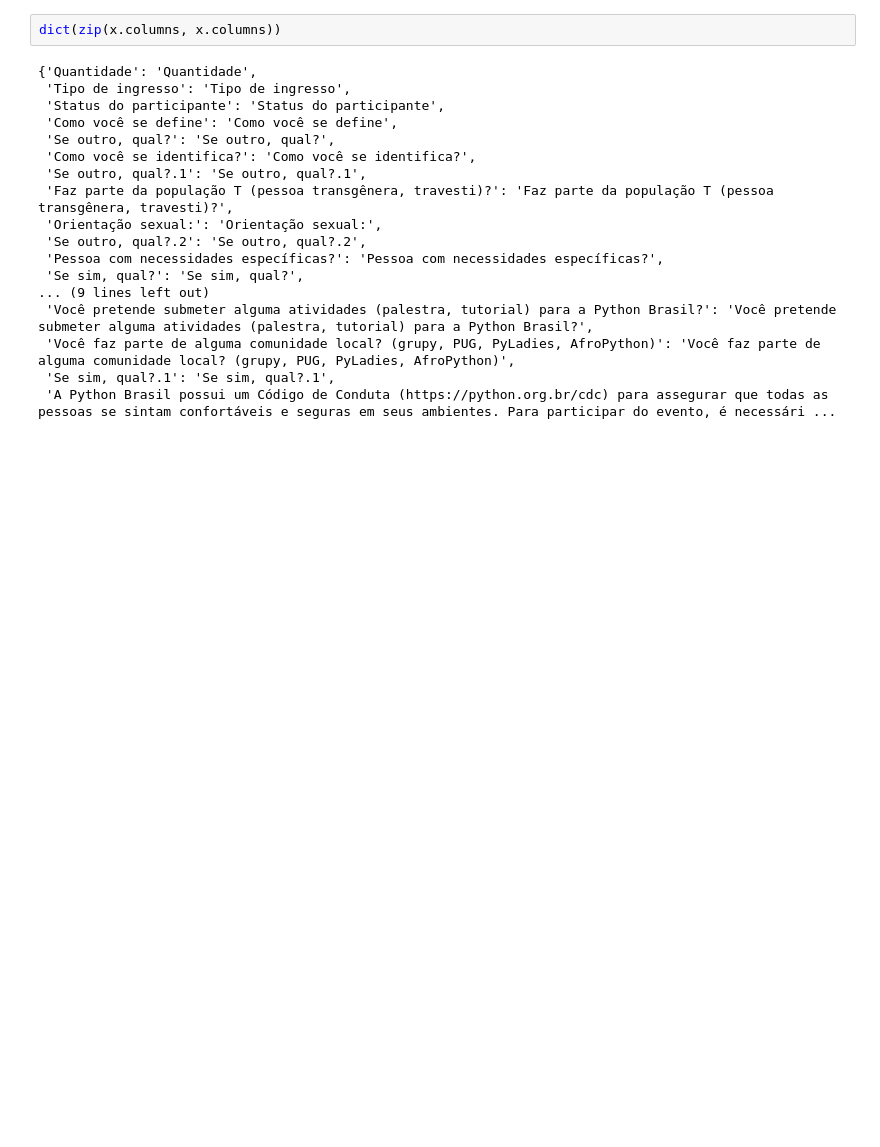
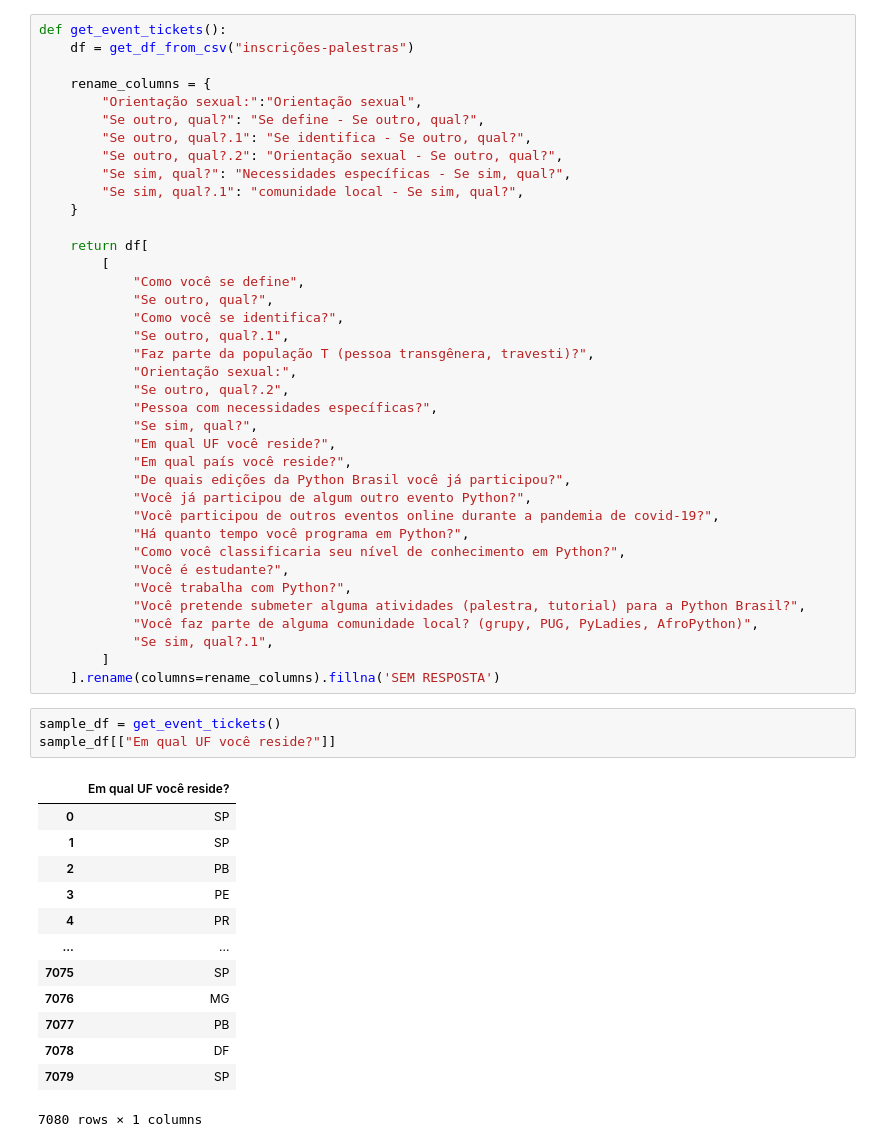
Before and after one commit to pybropendata/pythonbrasil-opendata, a Jupyter notebook: dev/dev.ipynb, the cells around one changed output. Drawn from its saved outputs; the diff is of its cells as text; blank space fills up the shorter version.

Commit message:
Ajustes de dados de inscrições

```diff
--- a/dev/dev.ipynb
+++ b/dev/dev.ipynb
@@ -50,20 +56,55 @@ SyntaxError: invalid syntax (<ipython-input-35-21a7aa4130fe>, line 1)
-# %%
-dict(zip(x.columns, x.columns))
-# %% [output]
-{'Quantidade': 'Quantidade',
- 'Tipo de ingresso': 'Tipo de ingresso',
- 'Status do participante': 'Status do participante',
- 'Como você se define': 'Como você se define',
- 'Se outro, qual?': 'Se outro, qual?',
- 'Como você se identifica?': 'Como você se identifica?',
- 'Se outro, qual?.1': 'Se outro, qual?.1',
- 'Faz parte da população T (pessoa transgênera, travesti)?': 'Faz parte da população T (pessoa transgênera, travesti)?',
- 'Orientação sexual:': 'Orientação sexual:',
- 'Se outro, qual?.2': 'Se outro, qual?.2',
- 'Pessoa com necessidades específicas?': 'Pessoa com necessidades específicas?',
- 'Se sim, qual?': 'Se sim, qual?',
-... (9 lines left out)
- 'Você pretende submeter alguma atividades (palestra, tutorial) para a Python Brasil?': 'Você pretende submeter alguma atividades (palestra, tutorial) para a Python Brasil?',
- 'Você faz parte de alguma comunidade local? (grupy, PUG, PyLadies, AfroPython)': 'Você faz parte de alguma comunidade local? (grupy, PUG, PyLadies, AfroPython)',
- 'Se sim, qual?.1': 'Se sim, qual?.1',
- 'A Python Brasil possui um Código de Conduta (https://python.org.br/cdc) para assegurar que todas as pessoas se sintam confortáveis e seguras em seus ambientes. Para participar do evento, é necessári ...
+# %%
+def get_event_tickets():
+    df = get_df_from_csv("inscrições-palestras")
+
+    rename_columns = {
+        "Orientação sexual:":"Orientação sexual",
+        "Se outro, qual?": "Se define - Se outro, qual?",
+        "Se outro, qual?.1": "Se identifica - Se outro, qual?",
+        "Se outro, qual?.2": "Orientação sexual - Se outro, qual?",
+        "Se sim, qual?": "Necessidades específicas - Se sim, qual?",
+        "Se sim, qual?.1": "comunidade local - Se sim, qual?",
+    }
+
+    return df[
+        [
+            "Como você se define",
+            "Se outro, qual?",
+            "Como você se identifica?",
+            "Se outro, qual?.1",
+            "Faz parte da população T (pessoa transgênera, travesti)?",
+            "Orientação sexual:",
+            "Se outro, qual?.2",
+            "Pessoa com necessidades específicas?",
+            "Se sim, qual?",
+            "Em qual UF você reside?",
+            "Em qual país você reside?",
+            "De quais edições da Python Brasil você já participou?",
+            "Você já participou de algum outro evento Python?",
+            "Você participou de outros eventos online durante a pandemia de covid-19?",
+            "Há quanto tempo você programa em Python?",
+            "Como você classificaria seu nível de conhecimento em Python?",
+            "Você é estudante?",
+            "Você trabalha com Python?",
+            "Você pretende submeter alguma atividades (palestra, tutorial) para a Python Brasil?",
+            "Você faz parte de alguma comunidade local? (grupy, PUG, PyLadies, AfroPython)",
+            "Se sim, qual?.1",
+        ]
+    ].rename(columns=rename_columns).fillna('SEM RESPOSTA')
+# %%
+sample_df = get_event_tickets()
+sample_df[["Em qual UF você reside?"]]
+# %% [output]
+|  | Em qual UF você reside? |
+| 0 | SP |
+| 1 | SP |
+| 2 | PB |
+| 3 | PE |
+| 4 | PR |
+| ... | ... |
+| 7075 | SP |
+| 7076 | MG |
+| 7077 | PB |
+| 7078 | DF |
+| 7079 | SP |
+7080 rows × 1 columns
```
Also changed, not shown: parts of 12 cells of this notebook, 2 other files.
